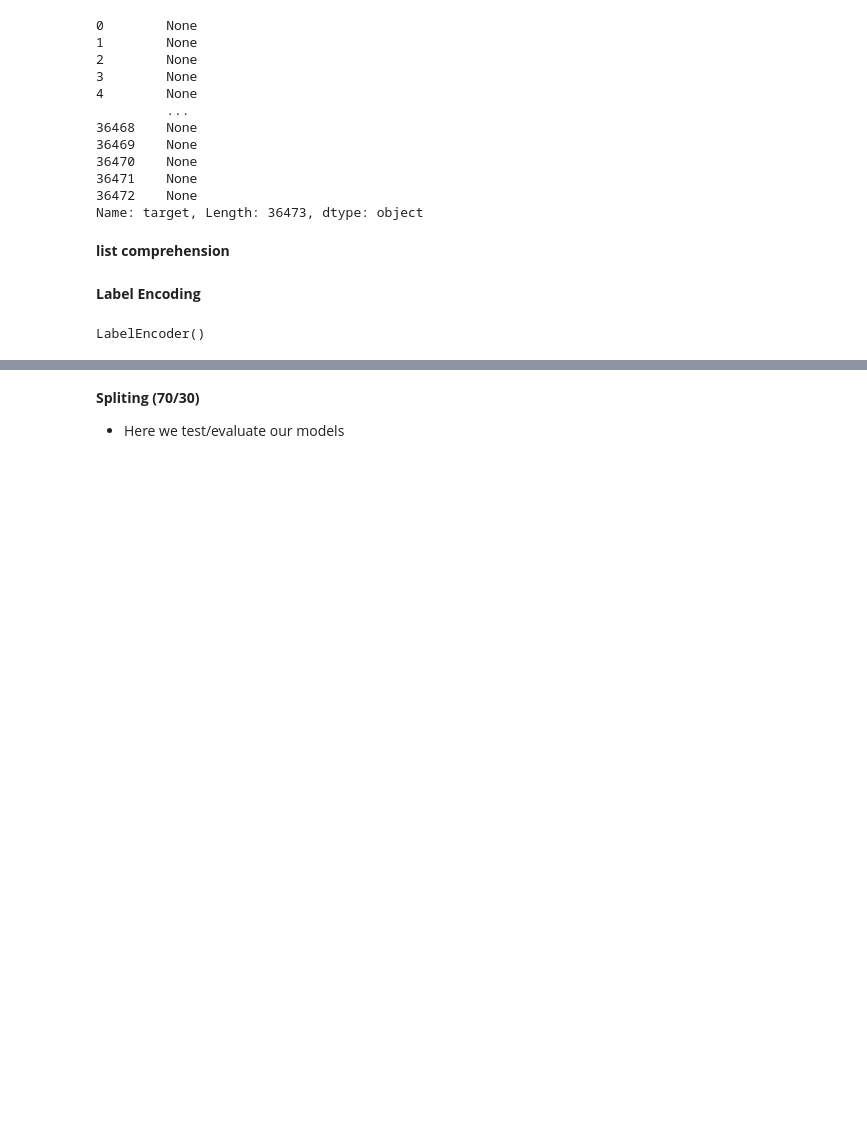
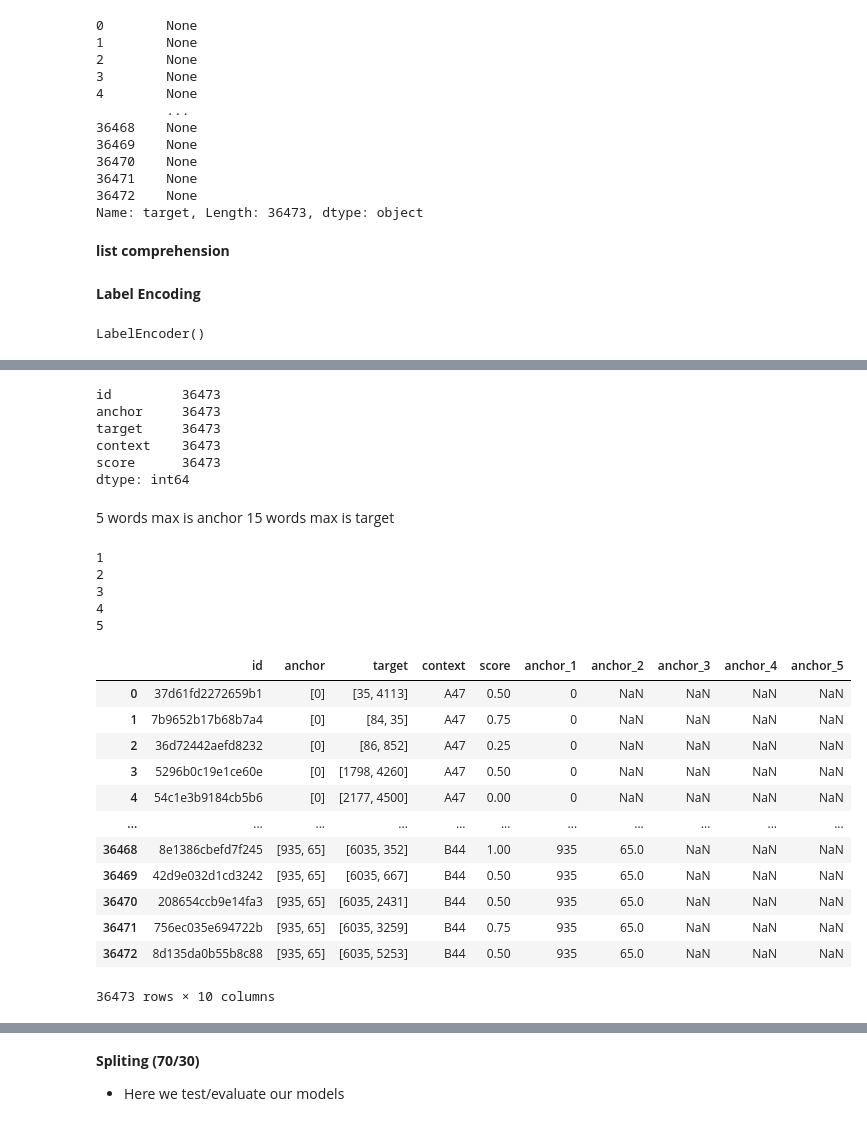
Before and after one commit to MichaelWoo-git/Phrase_Matching_Recog, a Jupyter notebook: Phrase_Match_Similarity.ipynb, the cells around one changed output, grey strips where cells are left out. Cells and saved outputs as stored; diff of their text form; code cells hidden in the pictures; blank space fills up the shorter version.

```diff
--- a/Phrase_Match_Similarity.ipynb
+++ b/Phrase_Match_Similarity.ipynb
@@ -236,0 +251,25 @@ df_1.head()
+# %%
+df_1.count()
+# %% [output]
+id         36473
+anchor     36473
+target     36473
+context    36473
+score      36473
+dtype: int64
+# %% [markdown]
+5 words max is anchor
+15 words max is target
+# %%
+for i in range(1,6):
+    prefix = "anchor"+str(i)
+    df_1.drop(prefix,axis=1,inplace=True)
+#     temp[prefix] = df['anchor'].apply(lambda x: x[i-1] if len(x) == i else np.nan)
+#     print(prefix)
+    print(i)
+# %% [output]
+1
+2
+3
+4
+5
@@ -236,0 +336,22 @@ df_1.head()
+# %%
+df_1['anchor_1'] = np.array(l1)
+df_1['anchor_2'] = np.array(l2)
+df_1['anchor_3'] = np.array(l3)
+df_1['anchor_4'] = np.array(l4)
+df_1['anchor_5'] = np.array(l5)
+# %%
+df_1
+# %% [output]
+|  | id | anchor | target | context | score | anchor_1 | anchor_2 | anchor_3 | anchor_4 | anchor_5 |
+| 0 | 37d61fd2272659b1 | [0] | [35, 4113] | A47 | 0.50 | 0 | NaN | NaN | NaN | NaN |
+| 1 | 7b9652b17b68b7a4 | [0] | [84, 35] | A47 | 0.75 | 0 | NaN | NaN | NaN | NaN |
+| 2 | 36d72442aefd8232 | [0] | [86, 852] | A47 | 0.25 | 0 | NaN | NaN | NaN | NaN |
+| 3 | 5296b0c19e1ce60e | [0] | [1798, 4260] | A47 | 0.50 | 0 | NaN | NaN | NaN | NaN |
+| 4 | 54c1e3b9184cb5b6 | [0] | [2177, 4500] | A47 | 0.00 | 0 | NaN | NaN | NaN | NaN |
+| ... | ... | ... | ... | ... | ... | ... | ... | ... | ... | ... |
+| 36468 | 8e1386cbefd7f245 | [935, 65] | [6035, 352] | B44 | 1.00 | 935 | 65.0 | NaN | NaN | NaN |
+| 36469 | 42d9e032d1cd3242 | [935, 65] | [6035, 667] | B44 | 0.50 | 935 | 65.0 | NaN | NaN | NaN |
+| 36470 | 208654ccb9e14fa3 | [935, 65] | [6035, 2431] | B44 | 0.50 | 935 | 65.0 | NaN | NaN | NaN |
+| 36471 | 756ec035e694722b | [935, 65] | [6035, 3259] | B44 | 0.75 | 935 | 65.0 | NaN | NaN | NaN |
+| 36472 | 8d135da0b55b8c88 | [935, 65] | [6035, 5253] | B44 | 0.50 | 935 | 65.0 | NaN | NaN | NaN |
+36473 rows × 10 columns
```
Also changed, not shown: parts of 35 cells of this notebook, 1 other file.
